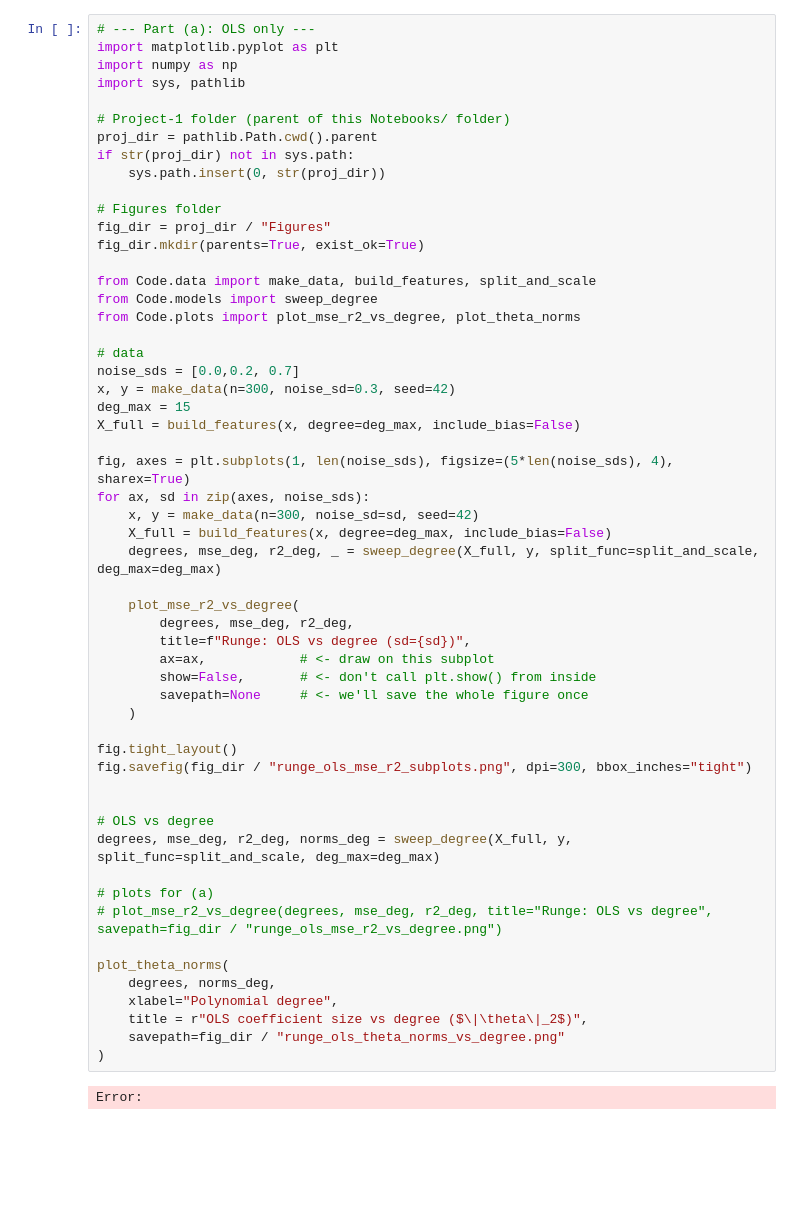
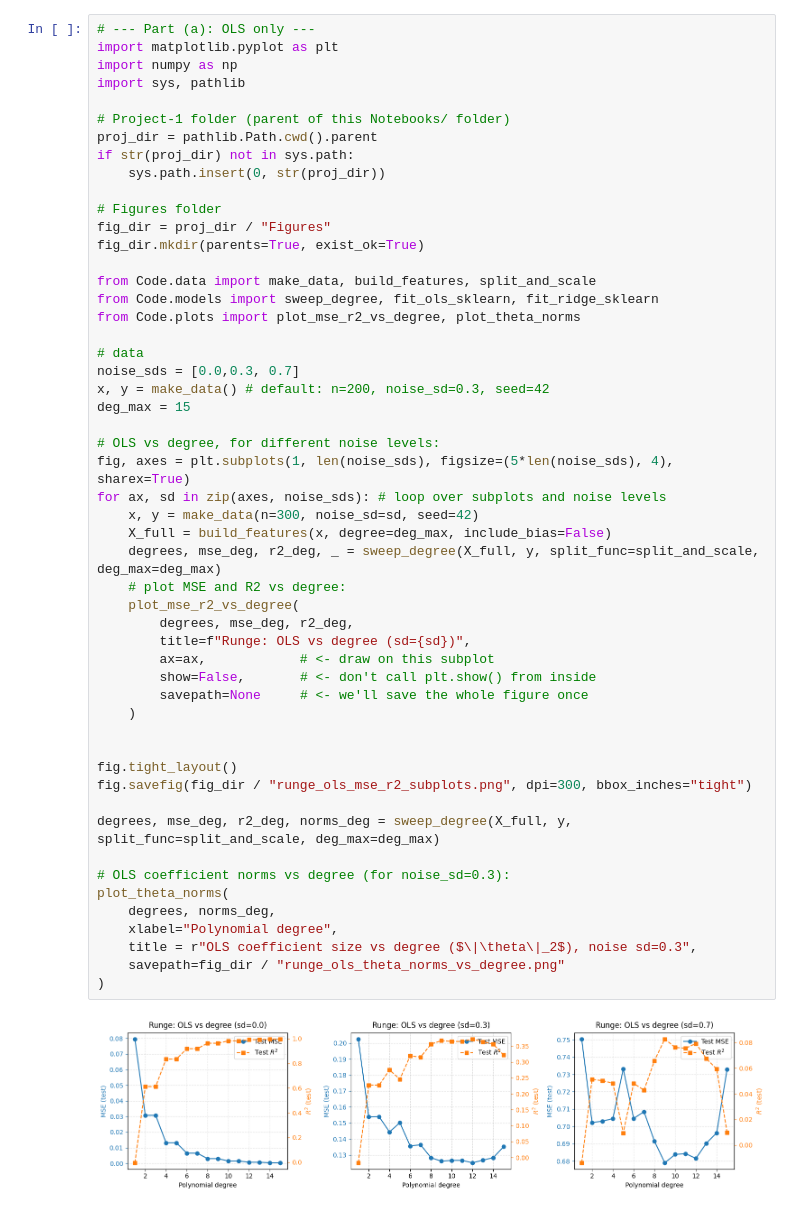
Before and after one commit to beateovl/FYS-STK4155, a Jupyter notebook: Project-1/Notebooks/01_OLS_degree.ipynb, the cells around one changed output. Drawn from its saved outputs; the diff is of its cells as text; blank space fills up the shorter version.

```diff
--- a/Project-1/Notebooks/01_OLS_degree.ipynb
+++ b/Project-1/Notebooks/01_OLS_degree.ipynb
@@ -14,44 +14,41 @@ fig_dir = proj_dir / "Figures"
 fig_dir.mkdir(parents=True, exist_ok=True)
 
 from Code.data import make_data, build_features, split_and_scale
-from Code.models import sweep_degree
+from Code.models import sweep_degree, fit_ols_sklearn, fit_ridge_sklearn
 from Code.plots import plot_mse_r2_vs_degree, plot_theta_norms
 
 # data
-noise_sds = [0.0,0.2, 0.7]
-x, y = make_data(n=300, noise_sd=0.3, seed=42)
+noise_sds = [0.0,0.3, 0.7]
+x, y = make_data() # default: n=200, noise_sd=0.3, seed=42
 deg_max = 15
-X_full = build_features(x, degree=deg_max, include_bias=False)
 
+# OLS vs degree, for different noise levels:
 fig, axes = plt.subplots(1, len(noise_sds), figsize=(5*len(noise_sds), 4), sharex=True)
-for ax, sd in zip(axes, noise_sds):
+for ax, sd in zip(axes, noise_sds): # loop over subplots and noise levels
     x, y = make_data(n=300, noise_sd=sd, seed=42)
     X_full = build_features(x, degree=deg_max, include_bias=False)
     degrees, mse_deg, r2_deg, _ = sweep_degree(X_full, y, split_func=split_and_scale, deg_max=deg_max)
-
+    # plot MSE and R2 vs degree:
     plot_mse_r2_vs_degree(
         degrees, mse_deg, r2_deg,
         title=f"Runge: OLS vs degree (sd={sd})",
         ax=ax,            # <- draw on this subplot
         show=False,       # <- don't call plt.show() from inside
         savepath=None     # <- we'll save the whole figure once
     )
 
+
 fig.tight_layout()
 fig.savefig(fig_dir / "runge_ols_mse_r2_subplots.png", dpi=300, bbox_inches="tight")
 
-
-# OLS vs degree
 degrees, mse_deg, r2_deg, norms_deg = sweep_degree(X_full, y, split_func=split_and_scale, deg_max=deg_max)
 
-# plots for (a)
-# plot_mse_r2_vs_degree(degrees, mse_deg, r2_deg, title="Runge: OLS vs degree", savepath=fig_dir / "runge_ols_mse_r2_vs_degree.png")
-
+# OLS coefficient norms vs degree (for noise_sd=0.3):
 plot_theta_norms(
     degrees, norms_deg,
     xlabel="Polynomial degree",
-    title = r"OLS coefficient size vs degree ($\|\theta\|_2$)",
+    title = r"OLS coefficient size vs degree ($\|\theta\|_2$), noise sd=0.3",
     savepath=fig_dir / "runge_ols_theta_norms_vs_degree.png"
 )
 # %% [output]
-Error:
+[figure, added]
```
Also changed, not shown: parts of 1 cell of this notebook, 2 other files.
